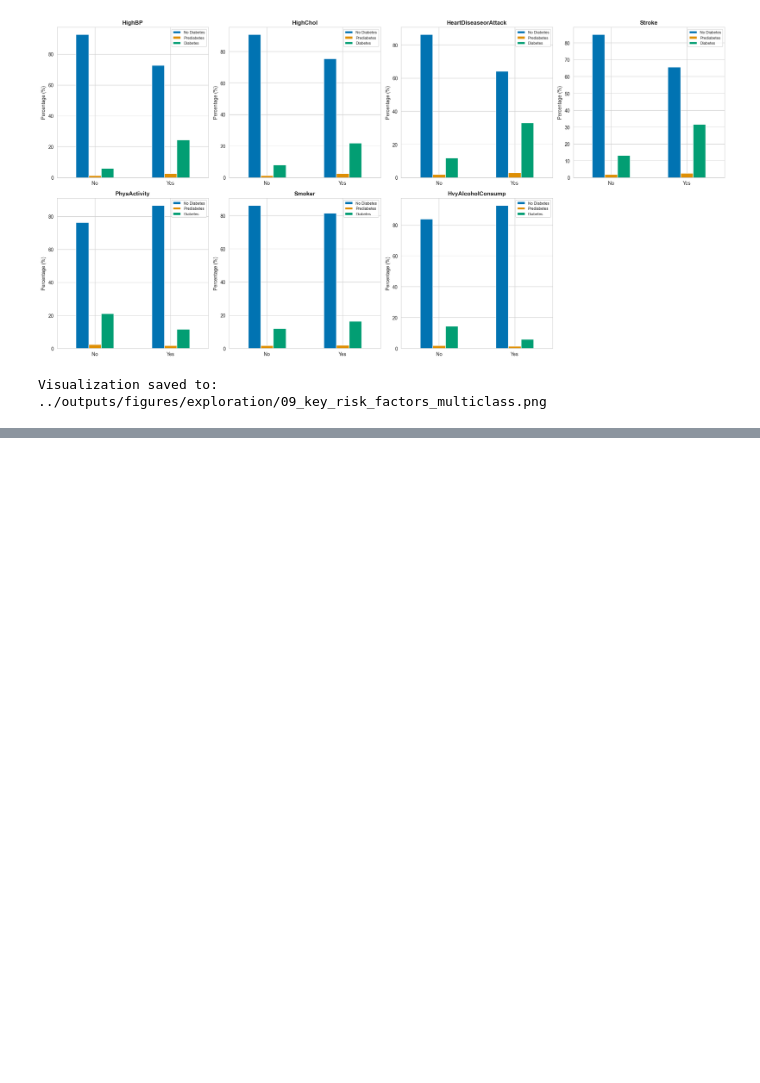
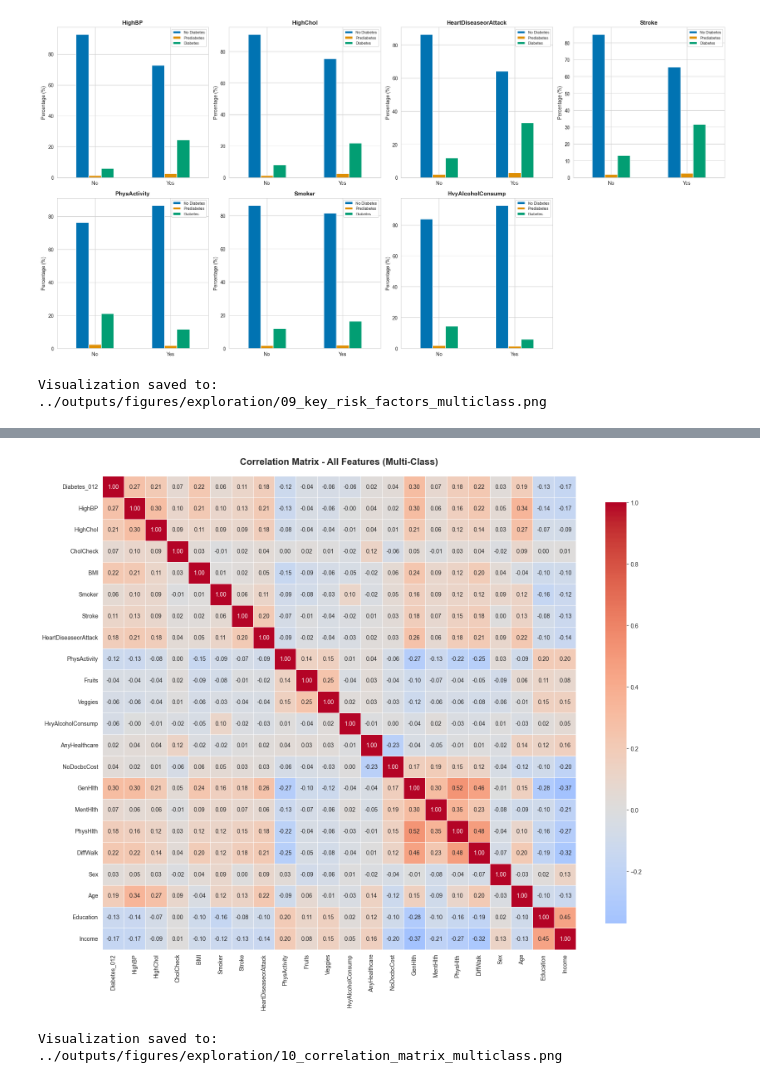
Before and after one commit to eyyuboeztuerk-arch/diabetes-multiclass-project, a Jupyter notebook: notebooks/01_exploration.ipynb, the cells around one changed output, grey strips where cells are left out. Cells and saved outputs as stored; diff of their text form; code cells hidden in the pictures; blank space fills up the shorter version.

Commit message:
Implement correlation analysis in 01_exploration.ipynb

```diff
--- a/notebooks/01_exploration.ipynb
+++ b/notebooks/01_exploration.ipynb
@@ -1134,0 +1137,24 @@ Visualization saved to: ../outputs/figures/exploration/09_key_risk_factors_multi
+# %%
+# ============================================================================
+# 15. CORRELATION ANALYSIS (MULTI-CLASS)
+# ============================================================================
+print("\n" + "="*80)
+print("CORRELATION ANALYSIS (MULTI-CLASS)")
+print("="*80)
+
+# Convert categorical to numeric for correlation
+df_numeric = df.copy()
+for col in df_numeric.select_dtypes(include=['category']).columns:
+    df_numeric[col] = df_numeric[col].astype(int)
+
+# Calculate correlation matrix
+correlation_matrix = df_numeric.corr()
+
+# Get correlations with target variable
+target_corr = correlation_matrix['Diabetes_012'].sort_values(ascending=False)
+
+print("\nTop 15 correlations with Diabetes_012:")
+print(target_corr.head(16)[1:])  # Exclude self-correlation
+
+print("\nBottom 5 correlations with Diabetes_012:")
+print(target_corr.tail(5))
@@ -1134,0 +1179,14 @@ Visualization saved to: ../outputs/figures/exploration/09_key_risk_factors_multi
+# %%
+# Visualization - Full correlation heatmap
+plt.figure(figsize=(16, 14))
+sns.heatmap(correlation_matrix, annot=True, fmt='.2f', cmap='coolwarm',
+            center=0, square=True, linewidths=0.5, cbar_kws={"shrink": 0.8})
+plt.title('Correlation Matrix - All Features (Multi-Class)', fontsize=16, fontweight='bold', pad=20)
+plt.tight_layout()
+plt.savefig(f'{output_dir}/10_correlation_matrix_multiclass.png', dpi=300, bbox_inches='tight')
+plt.show()
+
+print(f"\nVisualization saved to: {output_dir}/10_correlation_matrix_multiclass.png")
+# %% [output]
+[figure, added]
+Visualization saved to: ../outputs/figures/exploration/10_correlation_matrix_multiclass.png
```
Also changed, not shown: parts of 3 cells of this notebook.
